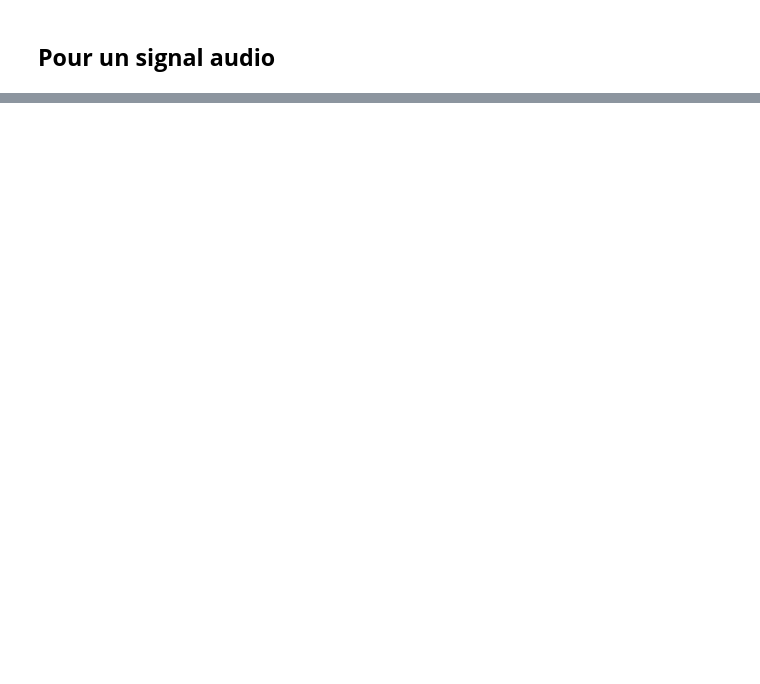
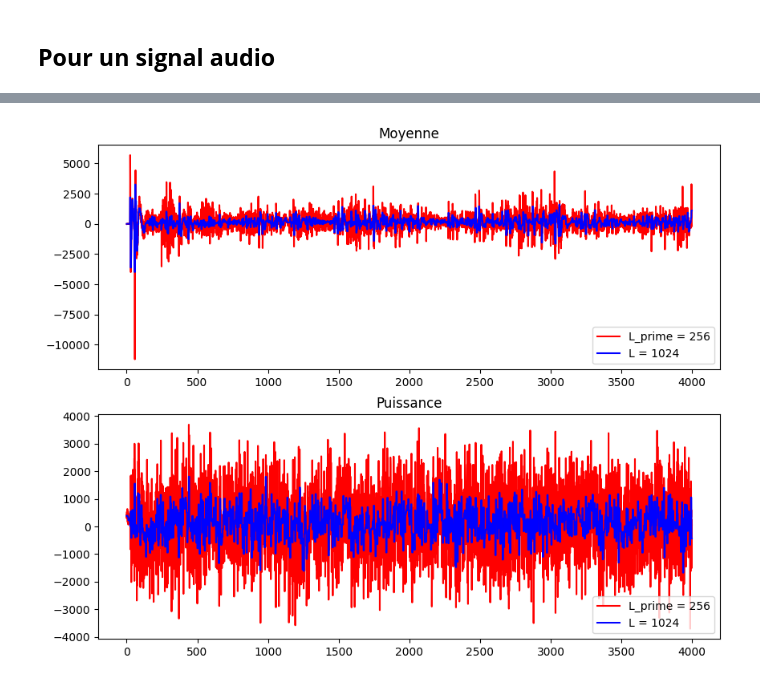
Before and after one commit to wissemmtiri/TP-TNS, a Jupyter notebook: main.ipynb, the cells around one changed output, grey strips where cells are left out. Cells and saved outputs as stored; diff of their text form; code cells hidden in the pictures; blank space fills up the shorter version.

```diff
--- a/main.ipynb
+++ b/main.ipynb
@@ -353,0 +391,22 @@ Xmat = sig.reshape((Lt, Nt), order='F')
+# %%
+Xmat, length, moyennes1024, puissances1024 = segmentation(vec_sig, Nt, Lt)
+# %%
+Lt1 = 256
+# %%
+Xmat1, length1, moyennes256, puissances256 = segmentation(vec_sig, Lt=Lt1)
+# %%
+moyennes1024 = np.kron(moyennes1024, np.ones(4))
+puissances1024 = np.kron(puissances1024, np.ones(4))
+# %%
+fig, axs = plt.subplots(2, 1, figsize=(10, 8))
+axs[0].plot(moyennes256, 'r')
+axs[0].plot(moyennes1024, 'b')
+axs[0].set_title('Moyenne')
+axs[0].legend(['L_prime = 256','L = 1024'])
+axs[1].plot(puissances256, 'r')
+axs[1].plot(puissances1024, 'b')
+axs[1].set_title('Puissance')
+axs[1].legend(['L_prime = 256','L = 1024'])
+plt.show()
+# %% [output]
+[figure, added]
```
Also changed, not shown: parts of 16 cells of this notebook, 8 other files.
